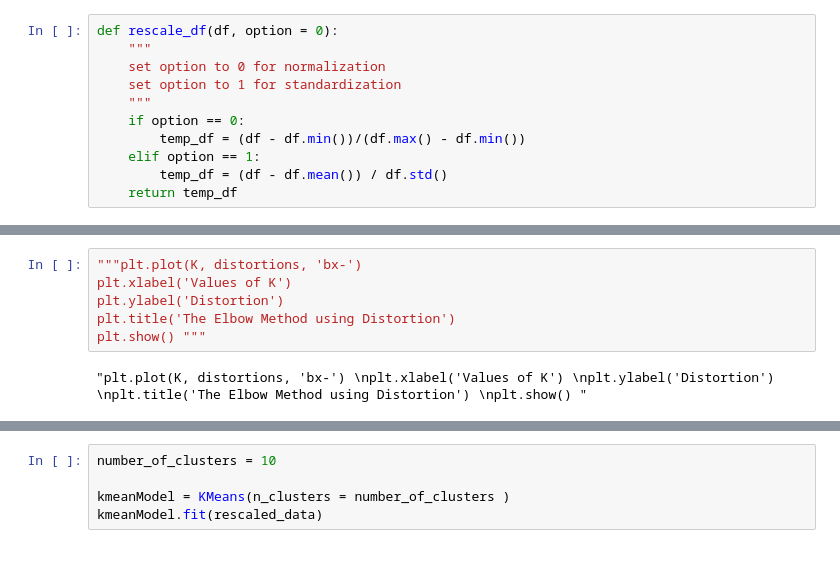
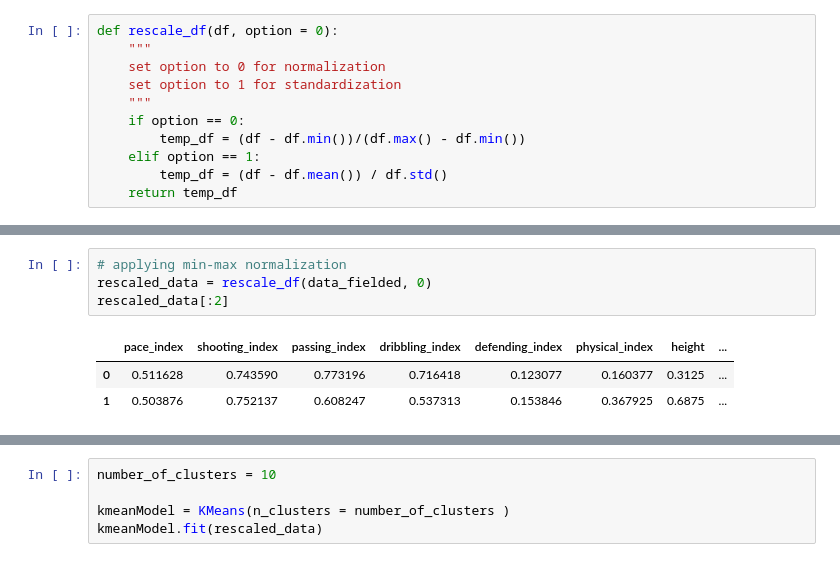
Before and after one commit to emredogan7/soccer-player-archetype-clustering, a Jupyter notebook: main.ipynb, the cells around one changed output, grey strips where cells are left out. Drawn from its saved outputs; the diff is of its cells as text.

```diff
--- a/main.ipynb
+++ b/main.ipynb
@@ -221,8 +177,8 @@ for k in K:
-# %%
-"""plt.plot(K, distortions, 'bx-')
-plt.xlabel('Values of K')
-plt.ylabel('Distortion')
-plt.title('The Elbow Method using Distortion')
-plt.show() """
-# %% [output]
-"plt.plot(K, distortions, 'bx-') \nplt.xlabel('Values of K') \nplt.ylabel('Distortion') \nplt.title('The Elbow Method using Distortion') \nplt.show() "
+# %%
+# applying min-max normalization
+rescaled_data = rescale_df(data_fielded, 0)
+rescaled_data[:2]
+# %% [output]
+|  | pace_index | shooting_index | passing_index | dribbling_index | defending_index | physical_index | height | ... |
+| 0 | 0.511628 | 0.743590 | 0.773196 | 0.716418 | 0.123077 | 0.160377 | 0.3125 | ... |
+| 1 | 0.503876 | 0.752137 | 0.608247 | 0.537313 | 0.153846 | 0.367925 | 0.6875 | ... |
```
Also changed, not shown: parts of 19 cells of this notebook.
